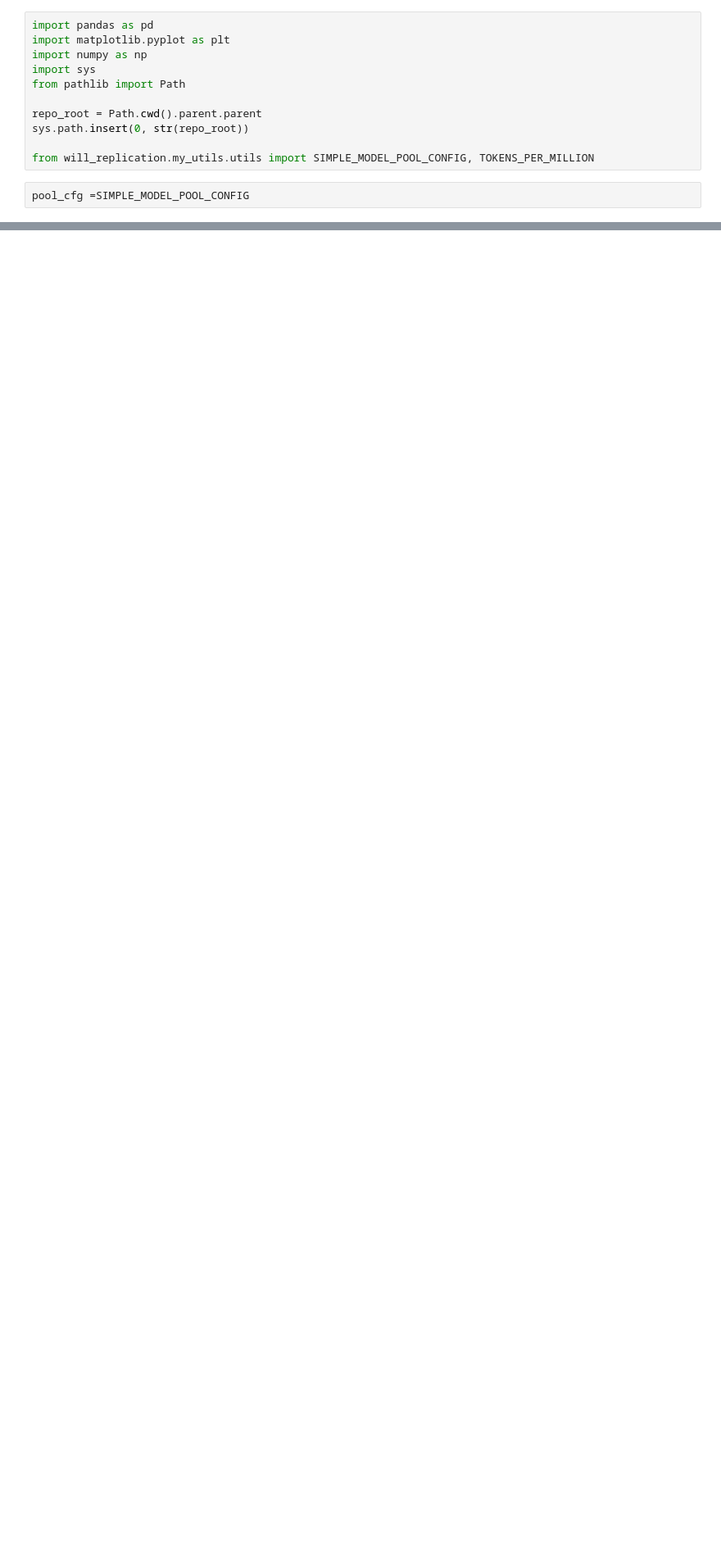
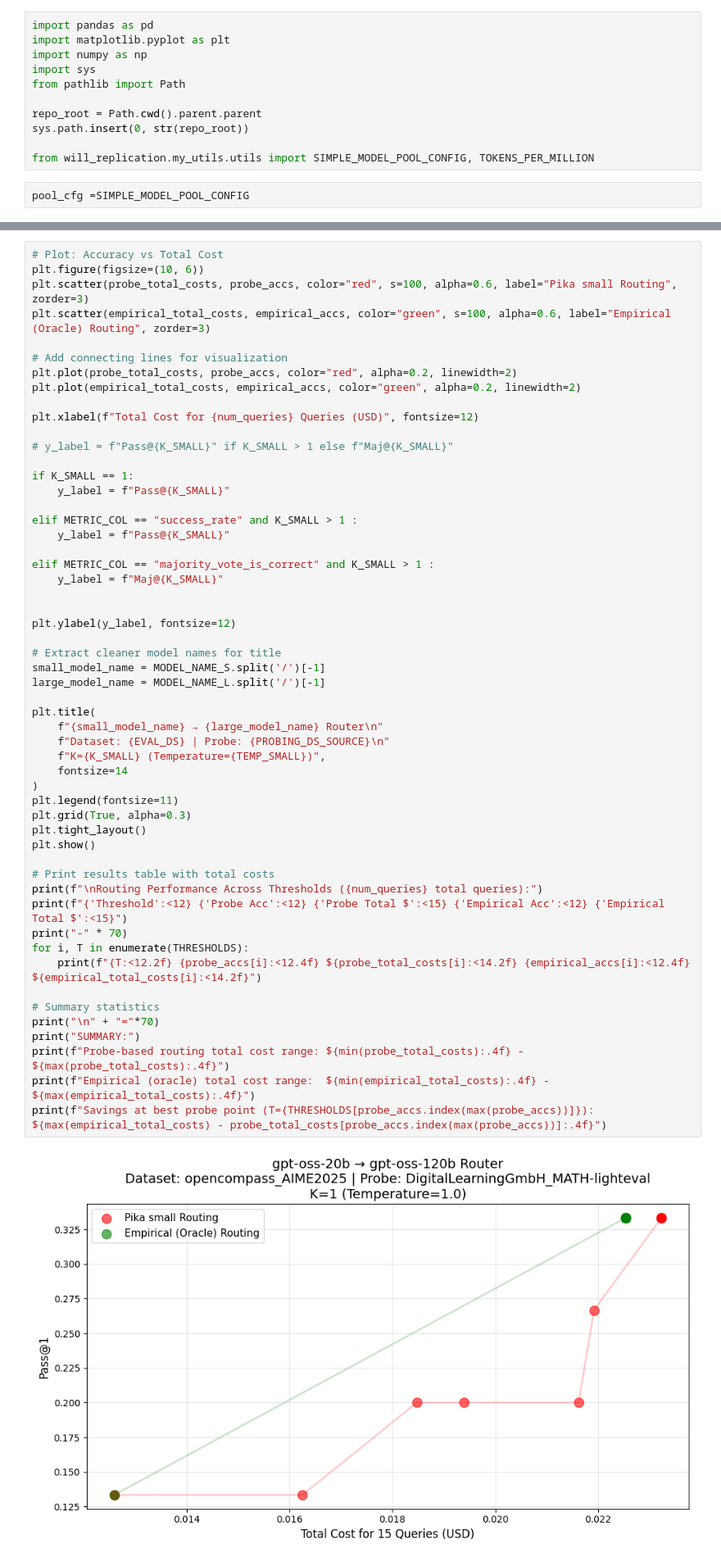
Before and after one commit to KabakaWilliam/llms_know_difficulty, a Jupyter notebook: router_code/notebooks/evaluate_theoretical_router.ipynb, the cells around one changed output, grey strips where cells are left out. Shown at 82% size. Cells and saved outputs as stored; diff of their text form; blank space fills up the shorter version.

```diff
--- a/router_code/notebooks/evaluate_theoretical_router.ipynb
+++ b/router_code/notebooks/evaluate_theoretical_router.ipynb
@@ -210,0 +157,56 @@ Savings at best probe point (T=1.0): $-2.22
+# %%
+# Plot: Accuracy vs Total Cost
+plt.figure(figsize=(10, 6))
+plt.scatter(probe_total_costs, probe_accs, color="red", s=100, alpha=0.6, label="Pika small Routing", zorder=3)
+plt.scatter(empirical_total_costs, empirical_accs, color="green", s=100, alpha=0.6, label="Empirical (Oracle) Routing", zorder=3)
+
+# Add connecting lines for visualization
+plt.plot(probe_total_costs, probe_accs, color="red", alpha=0.2, linewidth=2)
+plt.plot(empirical_total_costs, empirical_accs, color="green", alpha=0.2, linewidth=2)
+
+plt.xlabel(f"Total Cost for {num_queries} Queries (USD)", fontsize=12)
+
+# y_label = f"Pass@{K_SMALL}" if K_SMALL > 1 else f"Maj@{K_SMALL}"
+
+if K_SMALL == 1:
+    y_label = f"Pass@{K_SMALL}"
+
+elif METRIC_COL == "success_rate" and K_SMALL > 1 :
+    y_label = f"Pass@{K_SMALL}"
+
+elif METRIC_COL == "majority_vote_is_correct" and K_SMALL > 1 :
+    y_label = f"Maj@{K_SMALL}"
+
+
+plt.ylabel(y_label, fontsize=12)
+
+# Extract cleaner model names for title
+small_model_name = MODEL_NAME_S.split('/')[-1]
+large_model_name = MODEL_NAME_L.split('/')[-1]
+
+plt.title(
+    f"{small_model_name} → {large_model_name} Router\n"
+    f"Dataset: {EVAL_DS} | Probe: {PROBING_DS_SOURCE}\n"
+    f"K={K_SMALL} (Temperature={TEMP_SMALL})",
+    fontsize=14
+)
+plt.legend(fontsize=11)
+plt.grid(True, alpha=0.3)
+plt.tight_layout()
+plt.show()
+
+# Print results table with total costs
+print(f"\nRouting Performance Across Thresholds ({num_queries} total queries):")
+print(f"{'Threshold':<12} {'Probe Acc':<12} {'Probe Total $':<15} {'Empirical Acc':<12} {'Empirical Total $':<15}")
+print("-" * 70)
+for i, T in enumerate(THRESHOLDS):
+    print(f"{T:<12.2f} {probe_accs[i]:<12.4f} ${probe_total_costs[i]:<14.2f} {empirical_accs[i]:<12.4f} ${empirical_total_costs[i]:<14.2f}")
+
+# Summary statistics
+print("\n" + "="*70)
+print("SUMMARY:")
+print(f"Probe-based routing total cost range: ${min(probe_total_costs):.4f} - ${max(probe_total_costs):.4f}")
+print(f"Empirical (oracle) total cost range:  ${min(empirical_total_costs):.4f} - ${max(empirical_total_costs):.4f}")
+print(f"Savings at best probe point (T={THRESHOLDS[probe_accs.index(max(probe_accs))]}): ${max(empirical_total_costs) - probe_total_costs[probe_accs.index(max(probe_accs))]:.4f}")
+# %% [output]
+[figure, added]
```
Also changed, not shown: parts of 9 cells of this notebook, 1 other file.
